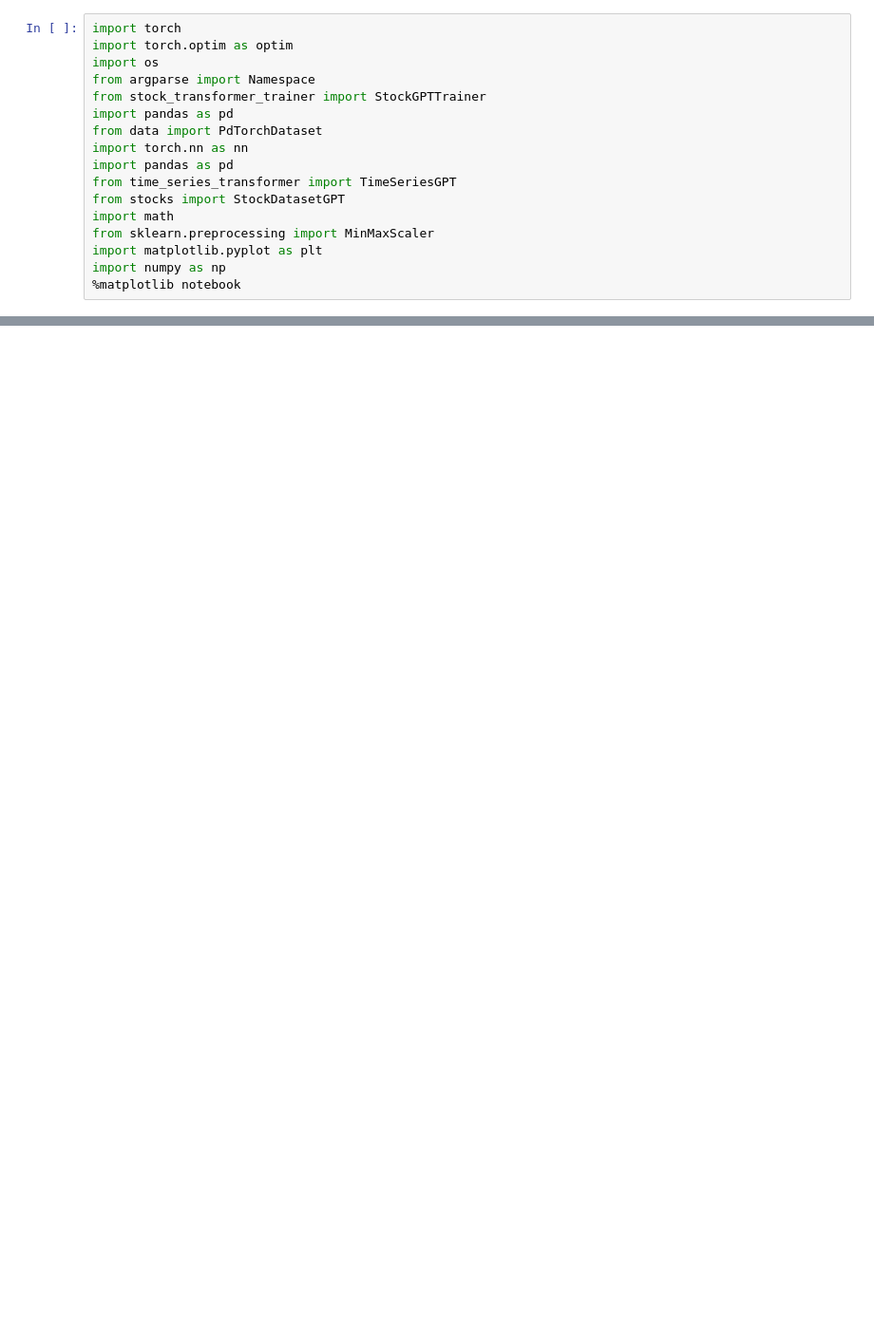
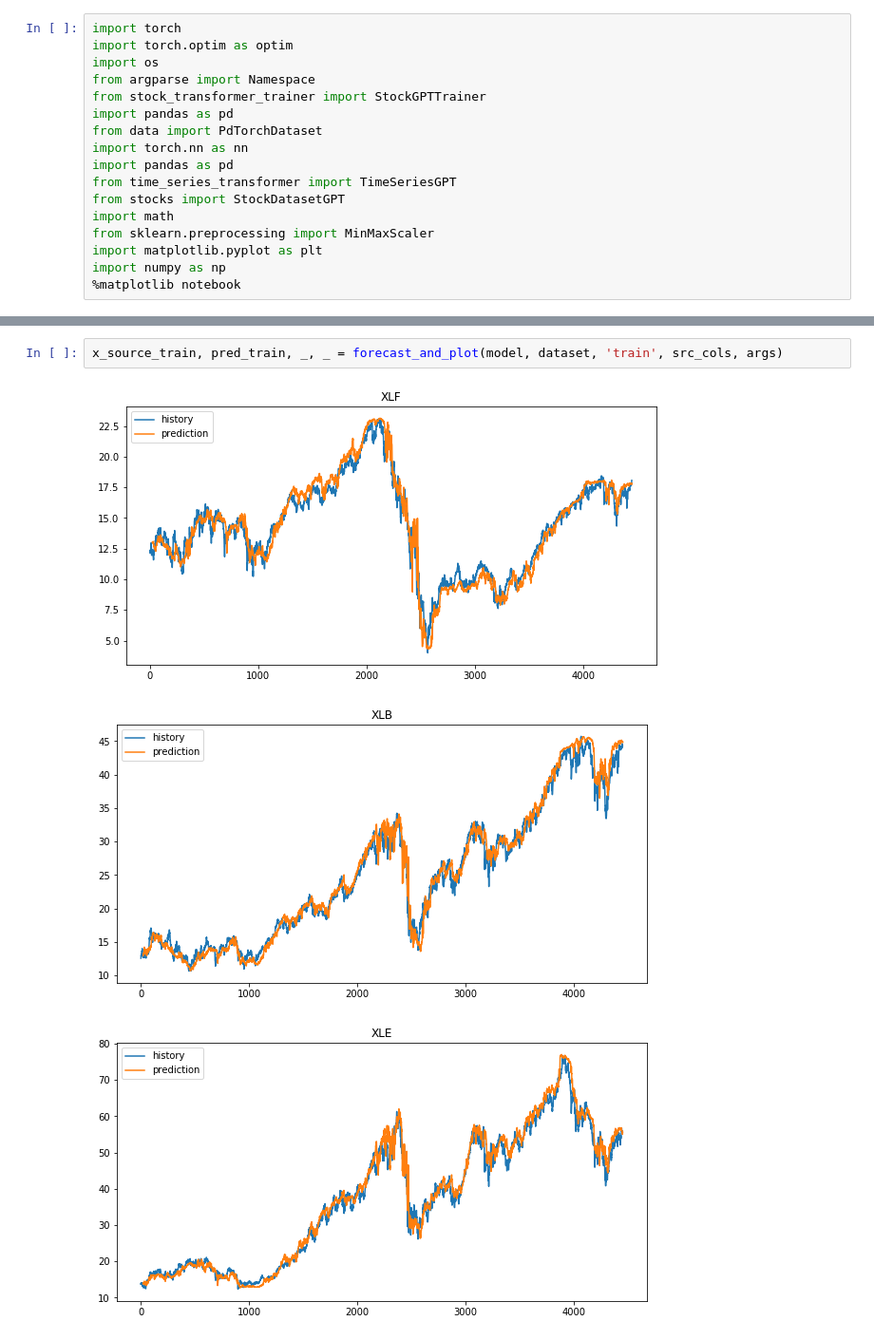
Before and after one commit to davefang1030/ts-transformer, a Jupyter notebook: ts_gpt.ipynb, the cells around one changed output, grey strips where cells are left out. Shown: that part at 95% size. Cells and saved outputs as stored; diff of their text form; blank space fills up the shorter version.

```diff
--- a/ts_gpt.ipynb
+++ b/ts_gpt.ipynb
@@ -203,0 +180,6 @@ args = Namespace(dataset_csv="sector_etf_logchg.csv",
+# %%
+x_source_train, pred_train, _, _ = forecast_and_plot(model, dataset, 'train', src_cols, args)
+# %% [output]
+[figure, added]
+[figure, added]
+[figure, added]
```
Also changed, not shown: parts of 21 cells of this notebook.
